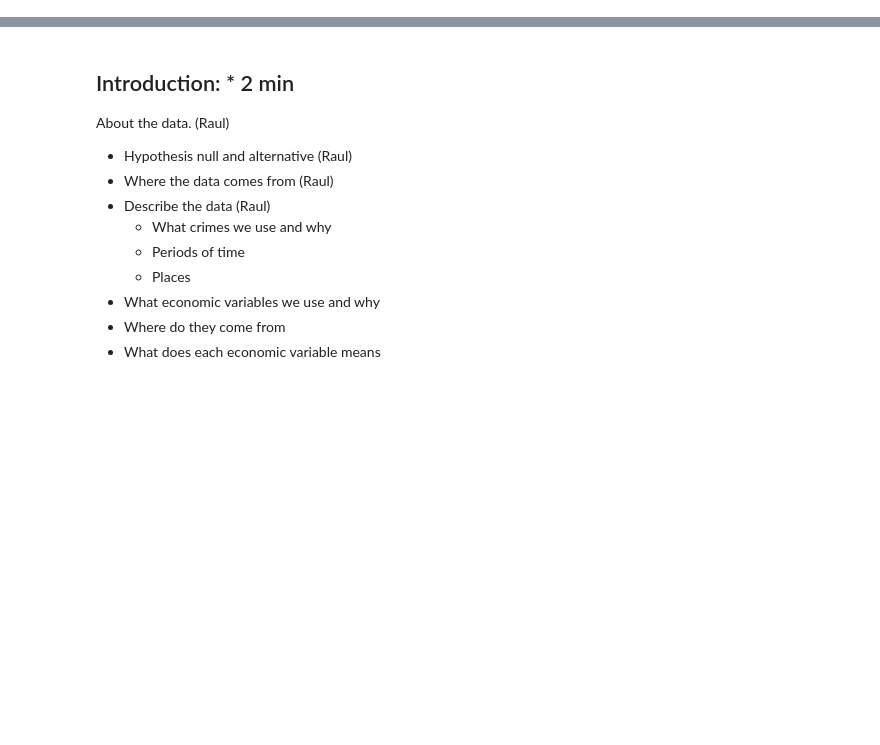
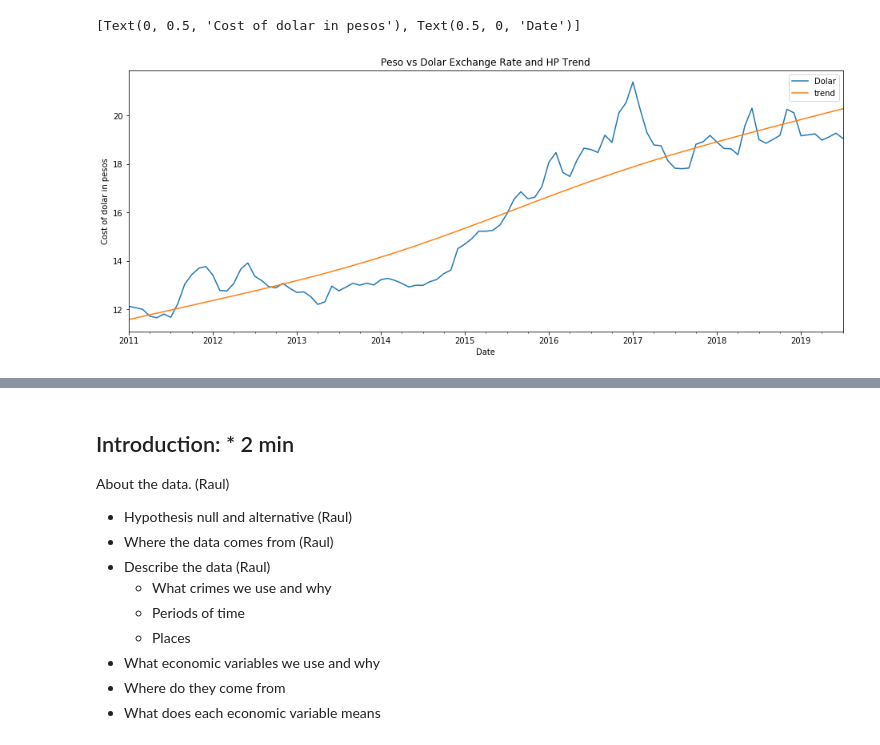
Before and after one commit to GutzCarlos/Project-1, a Jupyter notebook: Presentation Outline.ipynb, the cells around one changed output, grey strips where cells are left out. Saved outputs shown, nothing was run; the diff lists cells and outputs as text; code cells hidden in the pictures; blank space fills up the shorter version.

```diff
--- a/Presentation Outline.ipynb
+++ b/Presentation Outline.ipynb
@@ -6,0 +201,2 @@ As part of the public politics that could be applied to help the crime rate, we
+# %%
+dfmonthly = df.resample('M').mean()
@@ -6,0 +205,9 @@ As part of the public politics that could be applied to help the crime rate, we
+# %%
+cycle, trend = hpfilter(dfmonthly['Dolar'],lamb = 129600)
+dfmonthly['trend'] = trend
+dfmonthly['cycle'] = cycle
+ax2 = dfmonthly[['Dolar','trend']].plot(figsize = (16,6), title='Peso vs Dolar Exchange Rate and HP Trend')
+ax2.set(ylabel='Cost of dolar in pesos', xlabel='Date')
+# %% [output]
+[Text(0, 0.5, 'Cost of dolar in pesos'), Text(0.5, 0, 'Date')]
+[figure, added]
```
Also changed, not shown: parts of 24 cells of this notebook.
